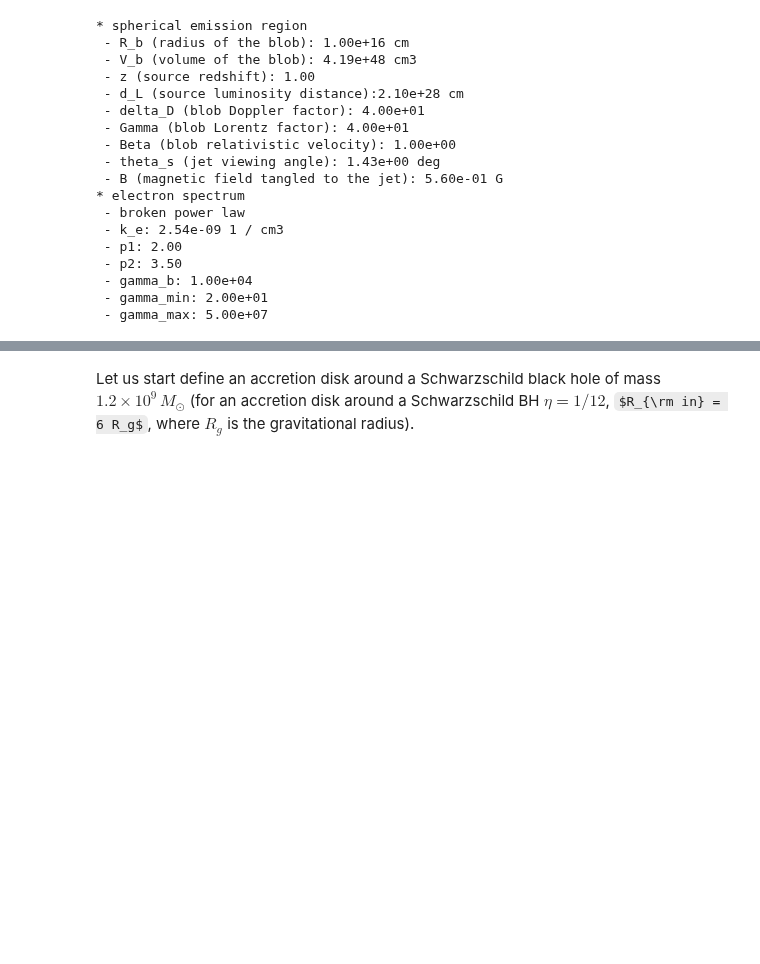
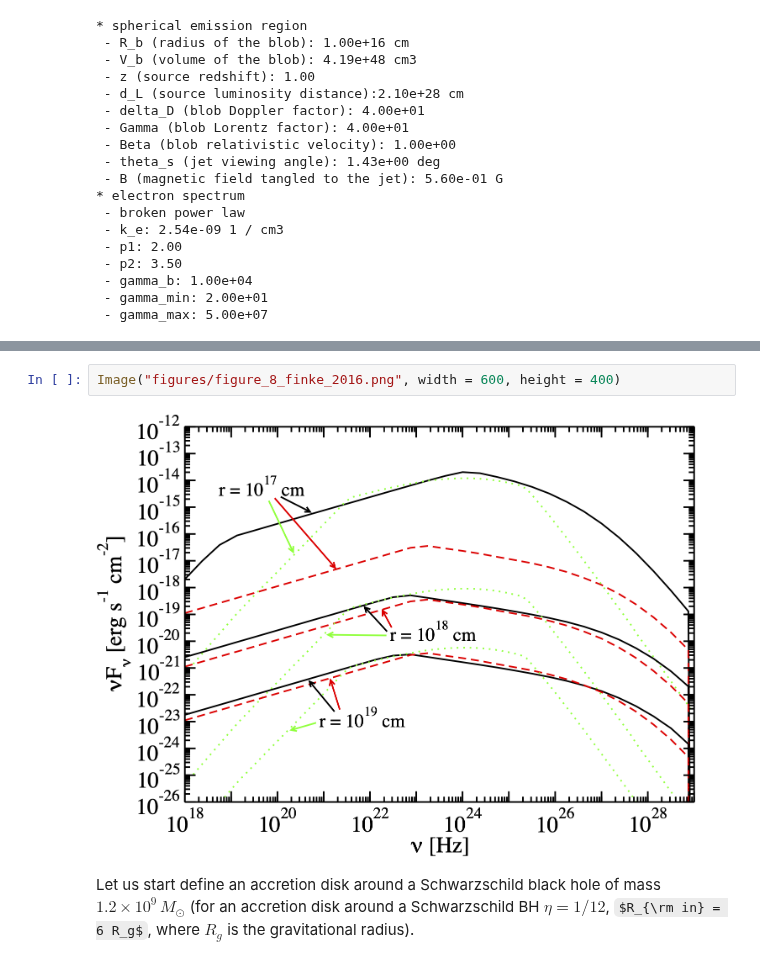
Before and after one commit to cosimoNigro/agnpy, a Jupyter notebook: docs/tutorials/external_compton.ipynb, the cells around one changed output, grey strips where cells are left out. Drawn from its saved outputs; the diff is of its cells as text; some formulas as TeX source; blank space fills up the shorter version.

```diff
--- a/docs/tutorials/external_compton.ipynb
+++ b/docs/tutorials/external_compton.ipynb
@@ -81,3 +72,7 @@ The first result we reproduce is the SED generated by the External Compton (EC)
+# %%
+Image("figures/figure_8_finke_2016.png", width = 600, height = 400)
+# %% [output]
+[figure, added]
 # %% [markdown]
 Let us start define an accretion disk around a Schwarzschild black hole of mass $1.2 \times 10^9 \, M_{\odot}$ (for an accretion disk around a Schwarzschild BH $\eta=1/12$, $R_{\rm in} = 6 R_g$, where $R_g$ is the gravitational radius).
 # %%
```
Also changed, not shown: parts of 14 cells of this notebook, 13 other files.
